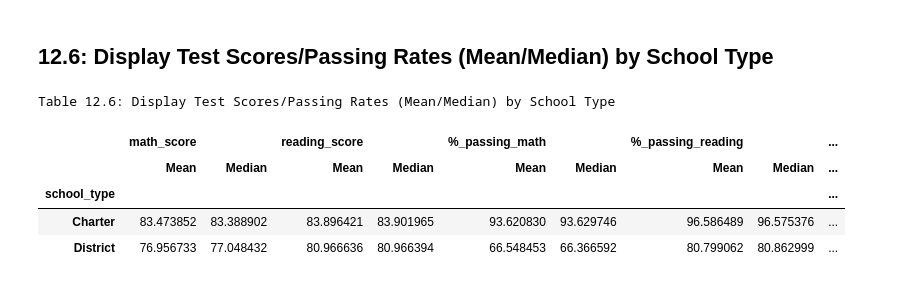
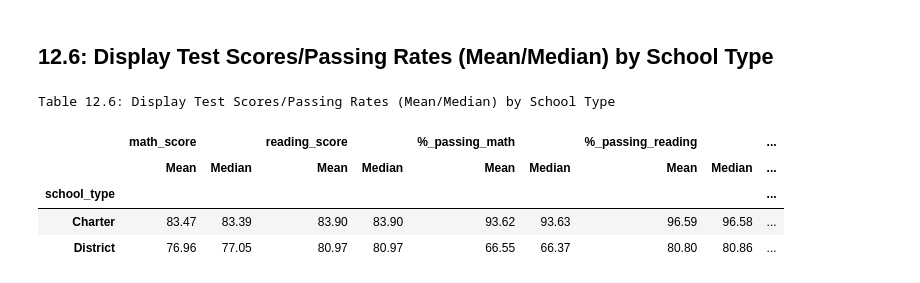
Before and after one commit to njgeorge000158/Student-Outcomes-Analysis-with-Pandas, a Jupyter notebook: city_schools.ipynb, the cells around one changed output. Drawn from its saved outputs; the diff is of its cells as text; code cells hidden in the pictures.

```diff
--- a/city_schools.ipynb
+++ b/city_schools.ipynb
@@ -2267,22 +2267,16 @@ Table 12.5: Display Test Scores/Passing Rates (Median) by School Type
 # %%
 pandasx.return_formatted_table \
     (type_mean_median_summary_dataframe,
      'Table 12.6: Display Test Scores/Passing Rates (Mean/Median) by School Type',
      hide_index_boolean = False) \
-        .format \
-            ({'math_score': '{:,.2f}',
-              'reading_score': '{:,.2f}',
-              '%_passing_math': '{:,.2f}%',
-              '%_passing_reading': '{:,.2f}%',
-              '%_overall_passing': '{:,.2f}%'}) \
         .highlight_max(highlight_column_string_list, color = 'lime') \
         .highlight_min(highlight_column_string_list, color = 'yellow')
 # %% [output]
 Table 12.6: Display Test Scores/Passing Rates (Mean/Median) by School Type
 |  | math_score |  | reading_score |  | %_passing_math |  | %_passing_reading |  | ... |
 |  | Mean | Median | Mean | Median | Mean | Median | Mean | Median | ... |
 | school_type |  |  |  |  |  |  |  |  | ... |
-| Charter | 83.473852 | 83.388902 | 83.896421 | 83.901965 | 93.620830 | 93.629746 | 96.586489 | 96.575376 | ... |
-| District | 76.956733 | 77.048432 | 80.966636 | 80.966394 | 66.548453 | 66.366592 | 80.799062 | 80.862999 | ... |
+| Charter | 83.47 | 83.39 | 83.90 | 83.90 | 93.62 | 93.63 | 96.59 | 96.58 | ... |
+| District | 76.96 | 77.05 | 80.97 | 80.97 | 66.55 | 66.37 | 80.80 | 80.86 | ... |
 # %%
 # logx.end_program()
```
